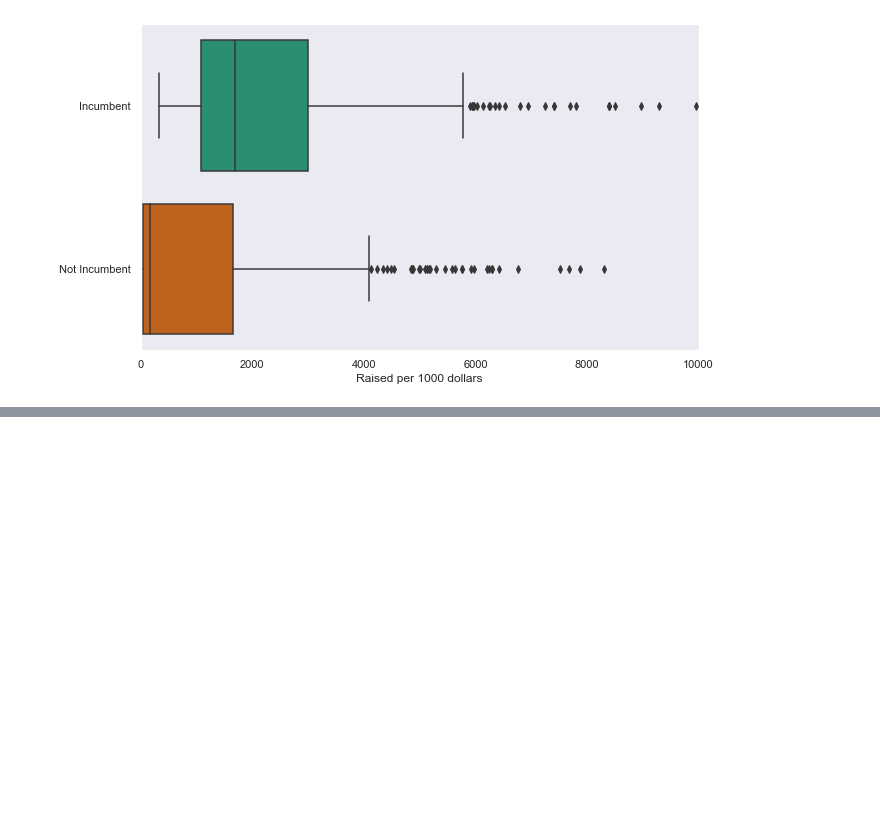
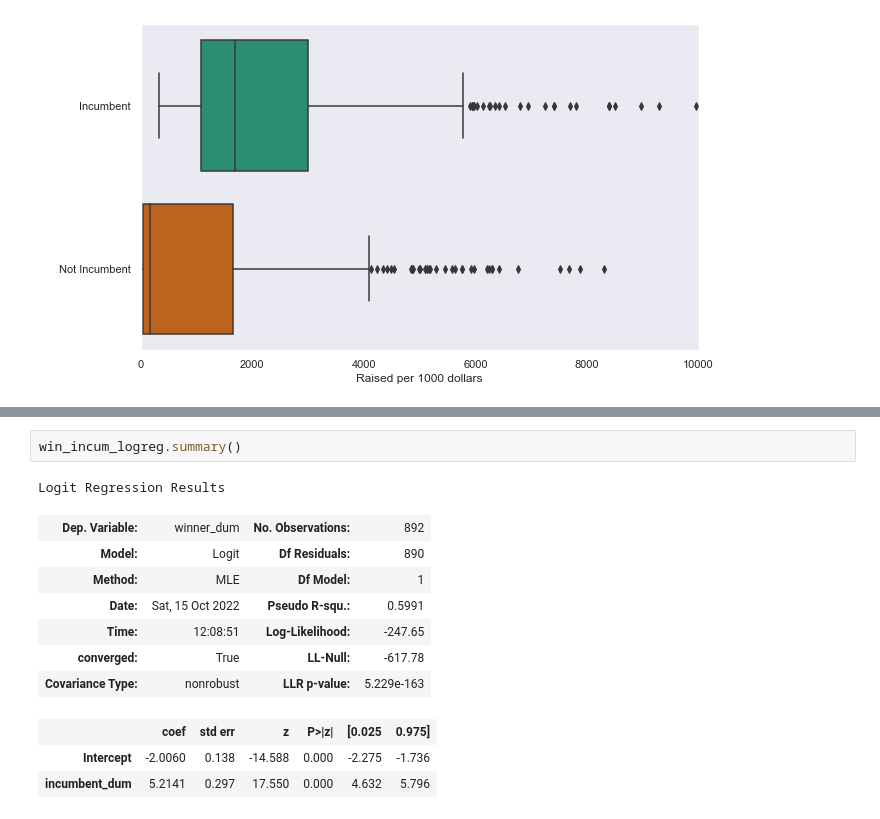
Before and after one commit to hcgreer/webscraping_open_secrets-pizza, a Jupyter notebook: Notebooks/hg_webscrape.ipynb, the cells around one changed output, grey strips where cells are left out. Drawn from its saved outputs; the diff is of its cells as text; blank space fills up the shorter version.

Commit message:
Finished with log regression

```diff
--- a/Notebooks/hg_webscrape.ipynb
+++ b/Notebooks/hg_webscrape.ipynb
@@ -211,0 +227,14 @@ ax.set_xlim(0, 10000);
+# %%
+win_incum_logreg.summary()
+# %% [output]
+Logit Regression Results
+| Dep. Variable: | winner_dum | No. Observations: | 892 |
+| Model: | Logit | Df Residuals: | 890 |
+| Method: | MLE | Df Model: | 1 |
+| Date: | Sat, 15 Oct 2022 | Pseudo R-squ.: | 0.5991 |
+| Time: | 12:08:51 | Log-Likelihood: | -247.65 |
+| converged: | True | LL-Null: | -617.78 |
+| Covariance Type: | nonrobust | LLR p-value: | 5.229e-163 |
+|  | coef | std err | z | P>|z| | [0.025 | 0.975] |
+| Intercept | -2.0060 | 0.138 | -14.588 | 0.000 | -2.275 | -1.736 |
+| incumbent_dum | 5.2141 | 0.297 | 17.550 | 0.000 | 4.632 | 5.796 |
```
Also changed, not shown: parts of 19 cells of this notebook.
